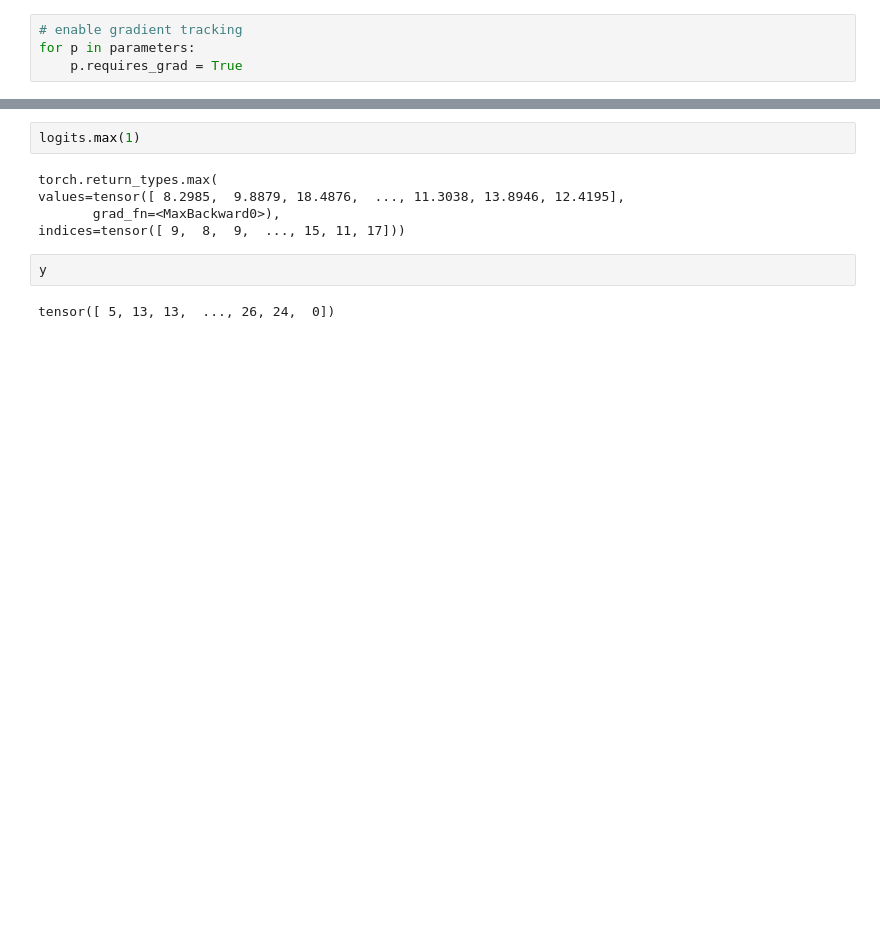
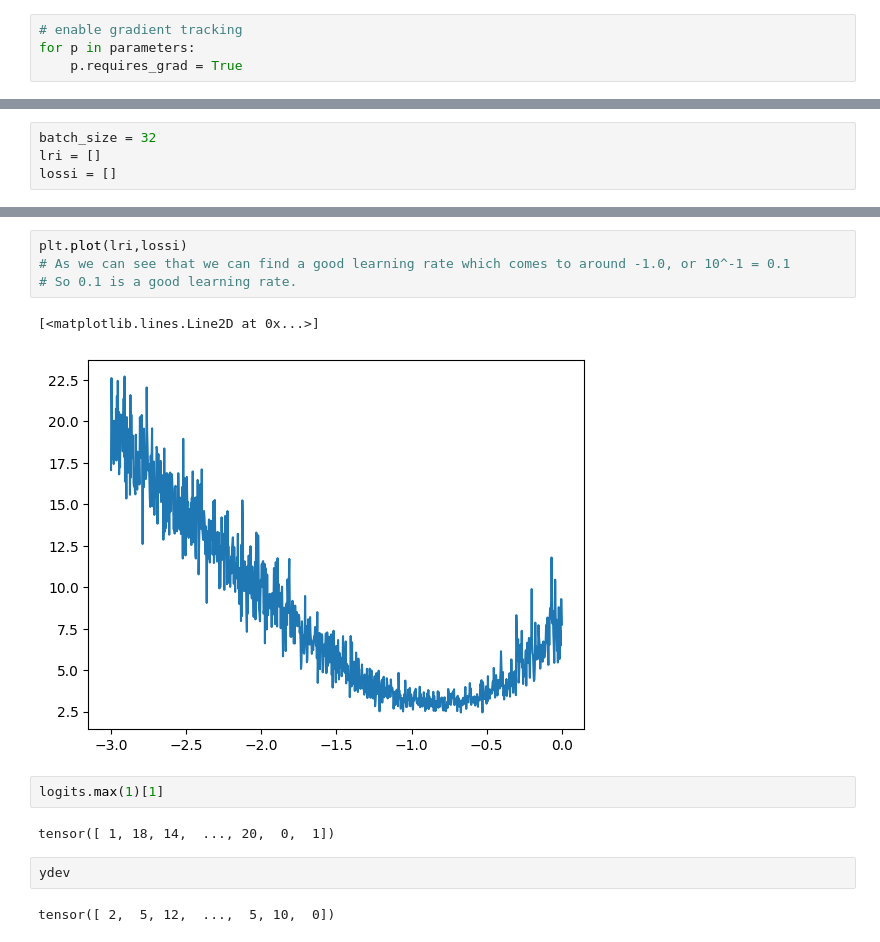
Before and after one commit to godhunter98/neural_networks_zero_to_hero_karpathy_sensei, a Jupyter notebook: nn_hero_zero_2_mlp/mlp.ipynb, the cells around one changed output, grey strips where cells are left out. Saved outputs shown, nothing was run; the diff lists cells and outputs as text; blank space fills up the shorter version.

```diff
--- a/nn_hero_zero_2_mlp/mlp.ipynb
+++ b/nn_hero_zero_2_mlp/mlp.ipynb
@@ -208 +267,5 @@ for p in parameters:
+# %%
+batch_size = 32
+lri = []
+lossi = []
 # %%
@@ -242,11 +360,15 @@ for _ in range(10):
+# %%
+plt.plot(lri,lossi)
+# As we can see that we can find a good learning rate which comes to around -1.0, or 10^-1 = 0.1
+# So 0.1 is a good learning rate.
+# %% [output]
+[<matplotlib.lines.Line2D at 0x...>]
+[figure, added]
 # %%
-logits.max(1)
+logits.max(1)[1]
 # %% [output]
-torch.return_types.max(
-values=tensor([ 8.2985,  9.8879, 18.4876,  ..., 11.3038, 13.8946, 12.4195],
-       grad_fn=<MaxBackward0>),
-indices=tensor([ 9,  8,  9,  ..., 15, 11, 17]))
+tensor([ 1, 18, 14,  ..., 20,  0,  1])
 # %%
-y
+ydev
 # %% [output]
-tensor([ 5, 13, 13,  ..., 26, 24,  0])
+tensor([ 2,  5, 12,  ...,  5, 10,  0])
```
Also changed, not shown: parts of 15 cells of this notebook.
